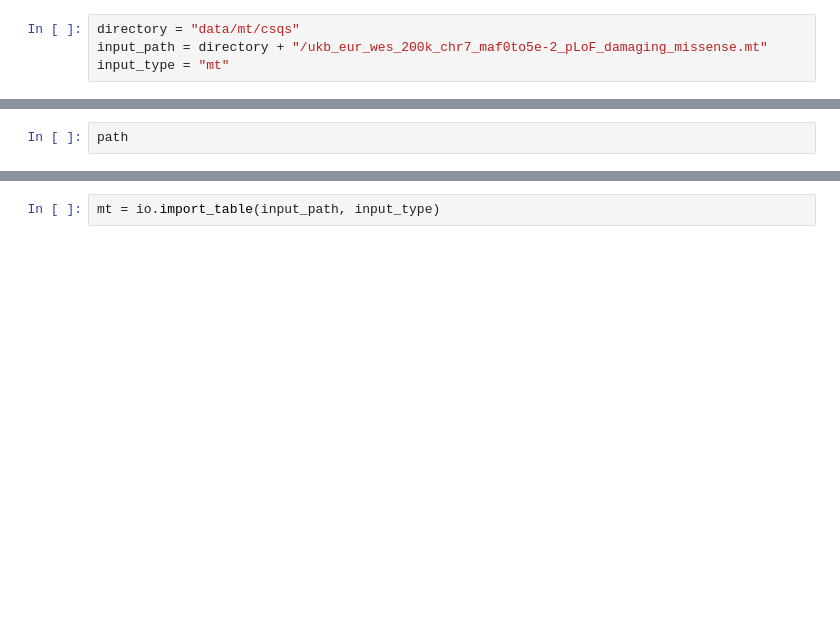
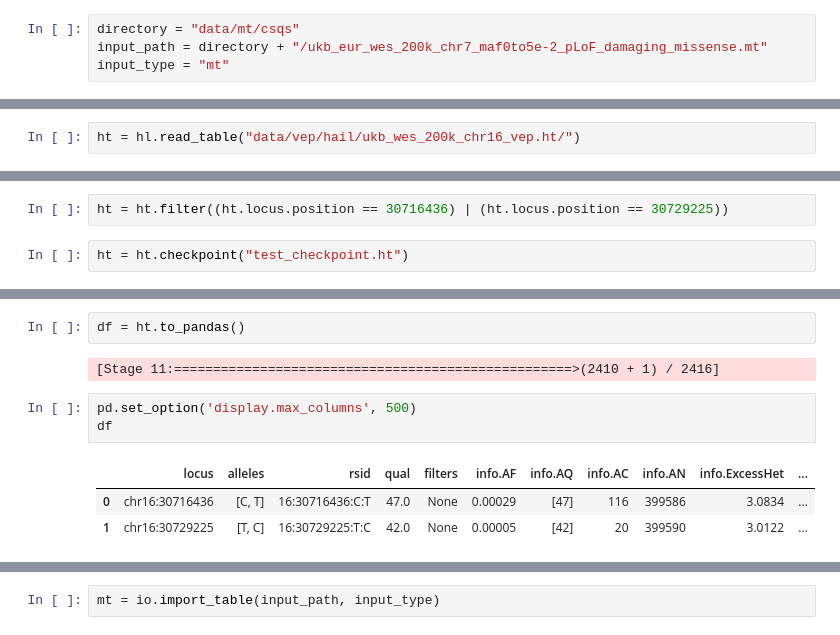
Before and after one commit to frhl/wes_ko_ukbb, a Jupyter notebook: notebooks/Py_count_gts.ipynb, the cells around one changed output, grey strips where cells are left out. Saved outputs shown, nothing was run; the diff lists cells and outputs as text; blank space fills up the shorter version.

Commit message:
checkpoint

```diff
--- a/notebooks/Py_count_gts.ipynb
+++ b/notebooks/Py_count_gts.ipynb
@@ -35,2 +32,2 @@ input_type = "mt"
 # %%
-path
+ht = hl.read_table("data/vep/hail/ukb_wes_200k_chr16_vep.ht/")
@@ -38,0 +36,4 @@ path
+# %%
+ht = ht.filter((ht.locus.position == 30716436) | (ht.locus.position == 30729225))
+# %%
+ht = ht.checkpoint("test_checkpoint.ht")
@@ -38,0 +46,11 @@ path
+# %%
+df = ht.to_pandas()
+# %% [output]
+[Stage 11:===================================================>(2410 + 1) / 2416]
+# %%
+pd.set_option('display.max_columns', 500)
+df
+# %% [output]
+|  | locus | alleles | rsid | qual | filters | info.AF | info.AQ | info.AC | info.AN | info.ExcessHet | ... |
+| 0 | chr16:30716436 | [C, T] | 16:30716436:C:T | 47.0 | None | 0.00029 | [47] | 116 | 399586 | 3.0834 | ... |
+| 1 | chr16:30729225 | [T, C] | 16:30729225:T:C | 42.0 | None | 0.00005 | [42] | 20 | 399590 | 3.0122 | ... |
```
Also changed, not shown: parts of 21 cells of this notebook, 7 other files.
